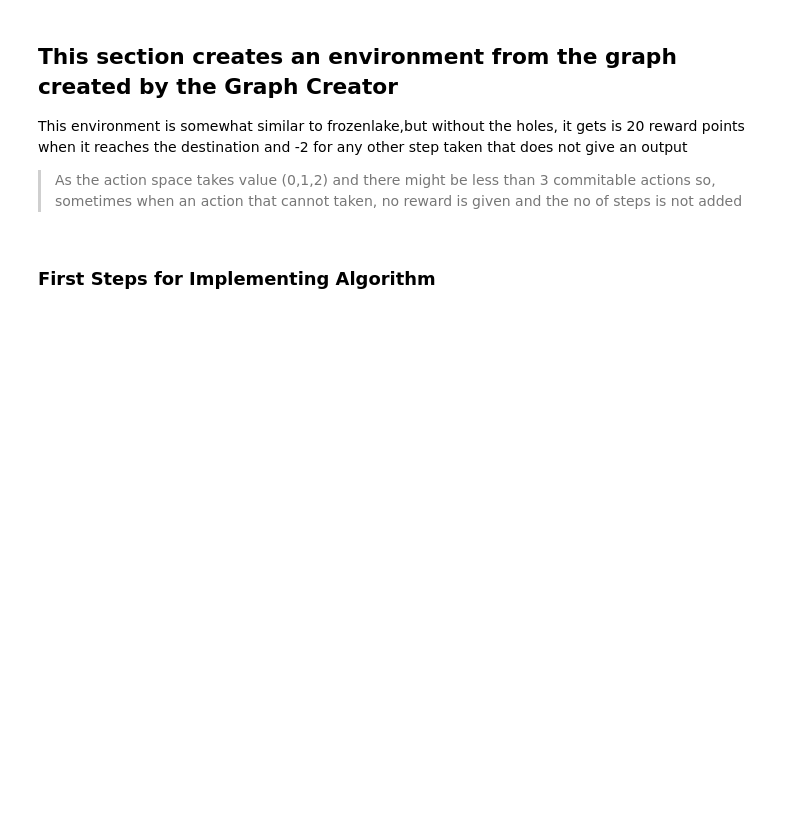
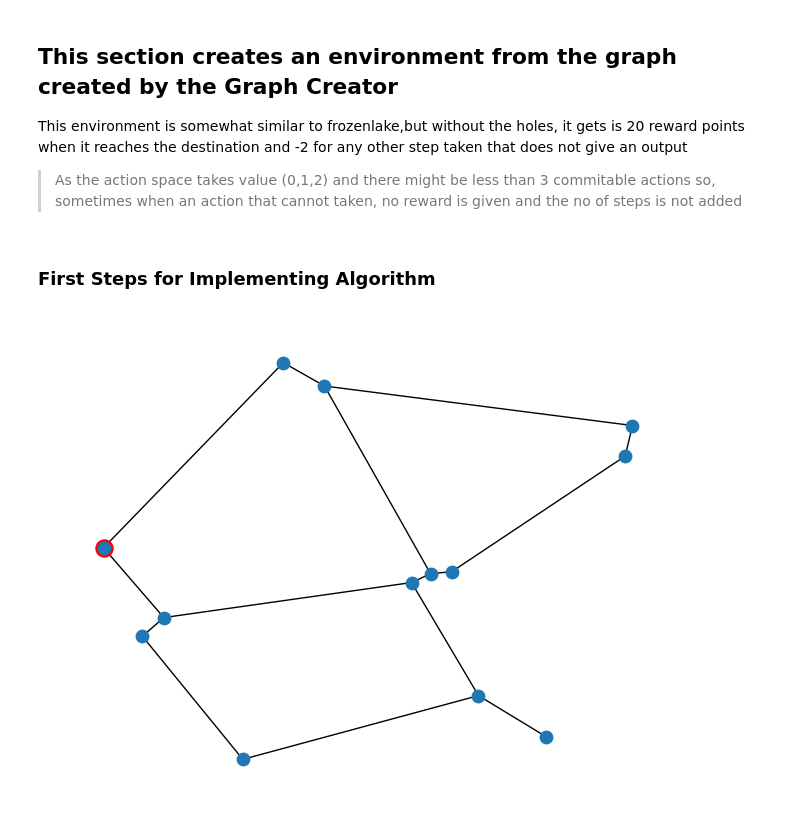
Before and after one commit to ayambasyal/RL-Patrolling, a Jupyter notebook: SingleAgentEnv.ipynb, the cells around one changed output. Cells and saved outputs as stored; diff of their text form; code cells hidden in the pictures; blank space fills up the shorter version.

```diff
--- a/SingleAgentEnv.ipynb
+++ b/SingleAgentEnv.ipynb
@@ -119,16 +119,22 @@ class GraphEnv(Env):
 
     def str_to_tuple(self,string):
         return tuple(float(x) for x in string.strip('()').split(','))
+
+    def show_no_of_nodes(self):
+        value = self.g_no_node
+        return value
 # %% [markdown]
 ### First Steps for Implementing Algorithm
 # %%
 # Creates a environment into the env variable
 # so that env now acts as the
 env = GraphEnv()
 
 # Renders the environment state that we created
 # the 1000 here is the episode number passed so that the output can be tracked according to the environment
-env.render(1000)
+env.temp_render(1000)
+# %% [output]
+[figure, added]
 # %%
 # Runs 2 episodes of set of random actions in the environment until the terminating state is reached
 episodes = 2
```
Also changed, not shown: parts of 1 cell of this notebook, 4 other files.
